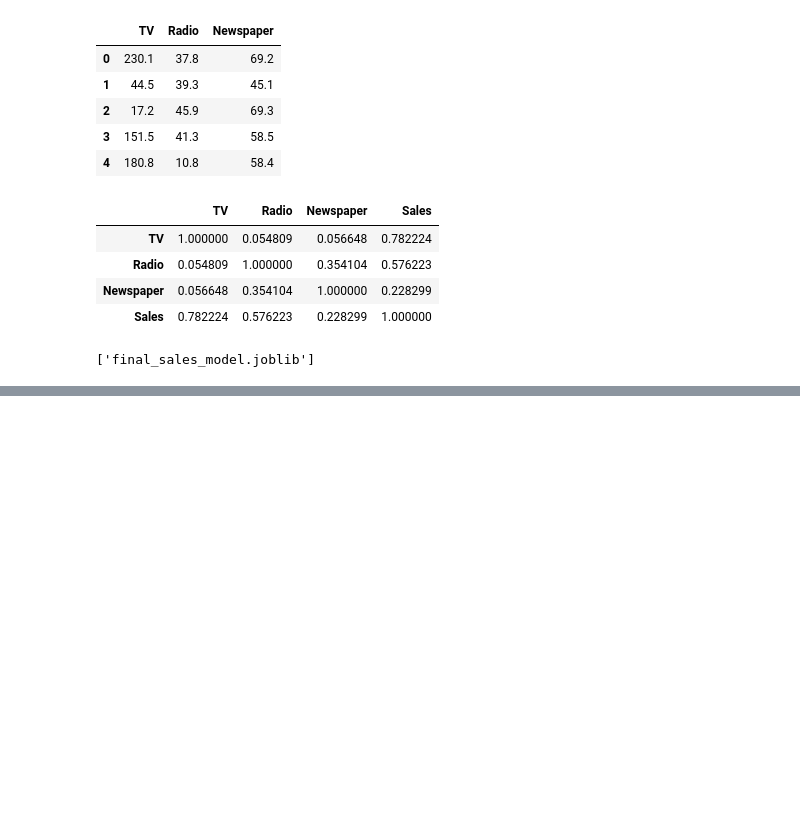
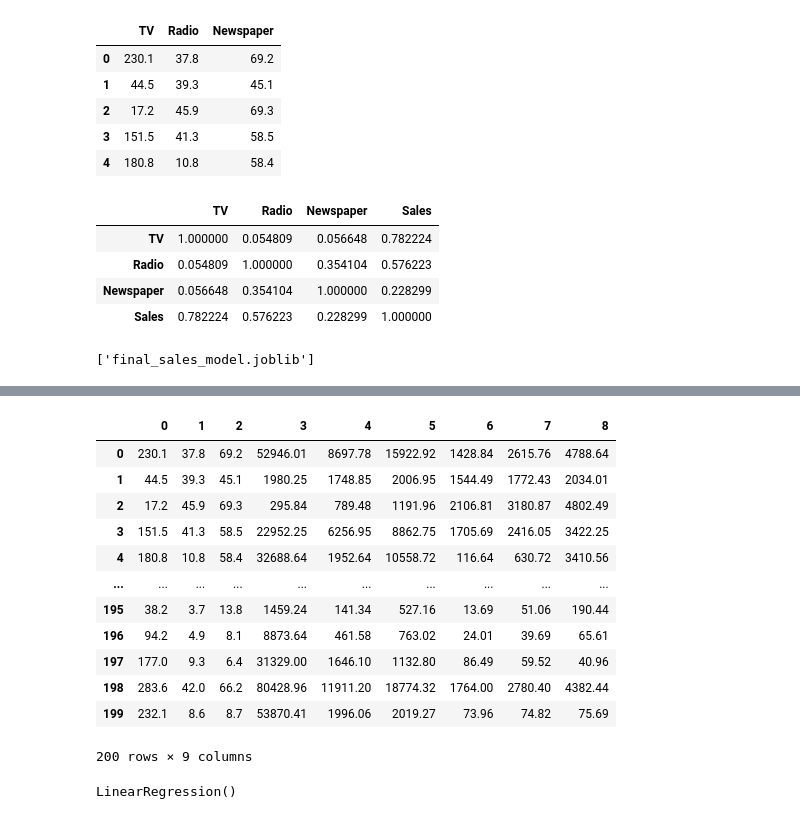
Before and after one commit to MIlanJP/Linear-regression-practice, a Jupyter notebook: Advertisement Linear regression.ipynb, the cells around one changed output, grey strips where cells are left out. Saved outputs shown, nothing was run; the diff lists cells and outputs as text; code cells hidden in the pictures; blank space fills up the shorter version.

Commit message:
Added polynomial linear regression

```diff
--- a/Advertisement Linear regression.ipynb
+++ b/Advertisement Linear regression.ipynb
@@ -181,0 +207,2 @@ loaded_model
+# %%
+X=df.drop("Sales",axis=1)
@@ -181,0 +213,4 @@ loaded_model
+# %%
+polynomial_converter=PolynomialFeatures(degree=2,include_bias=False)
+# %%
+polynomial_converter.fit(X)
@@ -181,0 +241,16 @@ loaded_model
+# %%
+pd.DataFrame(polynomial_converter.transform(X))
+# %% [output]
+|  | 0 | 1 | 2 | 3 | 4 | 5 | 6 | 7 | 8 |
+| 0 | 230.1 | 37.8 | 69.2 | 52946.01 | 8697.78 | 15922.92 | 1428.84 | 2615.76 | 4788.64 |
+| 1 | 44.5 | 39.3 | 45.1 | 1980.25 | 1748.85 | 2006.95 | 1544.49 | 1772.43 | 2034.01 |
+| 2 | 17.2 | 45.9 | 69.3 | 295.84 | 789.48 | 1191.96 | 2106.81 | 3180.87 | 4802.49 |
+| 3 | 151.5 | 41.3 | 58.5 | 22952.25 | 6256.95 | 8862.75 | 1705.69 | 2416.05 | 3422.25 |
+| 4 | 180.8 | 10.8 | 58.4 | 32688.64 | 1952.64 | 10558.72 | 116.64 | 630.72 | 3410.56 |
+| ... | ... | ... | ... | ... | ... | ... | ... | ... | ... |
+| 195 | 38.2 | 3.7 | 13.8 | 1459.24 | 141.34 | 527.16 | 13.69 | 51.06 | 190.44 |
+| 196 | 94.2 | 4.9 | 8.1 | 8873.64 | 461.58 | 763.02 | 24.01 | 39.69 | 65.61 |
+| 197 | 177.0 | 9.3 | 6.4 | 31329.00 | 1646.10 | 1132.80 | 86.49 | 59.52 | 40.96 |
+| 198 | 283.6 | 42.0 | 66.2 | 80428.96 | 11911.20 | 18774.32 | 1764.00 | 2780.40 | 4382.44 |
+| 199 | 232.1 | 8.6 | 8.7 | 53870.41 | 1996.06 | 2019.27 | 73.96 | 74.82 | 75.69 |
+200 rows × 9 columns
@@ -181,0 +263,4 @@ loaded_model
+# %%
+model1.fit(X_train,Y_train)
+# %% [output]
+LinearRegression()
```
Also changed, not shown: parts of 20 cells of this notebook.
